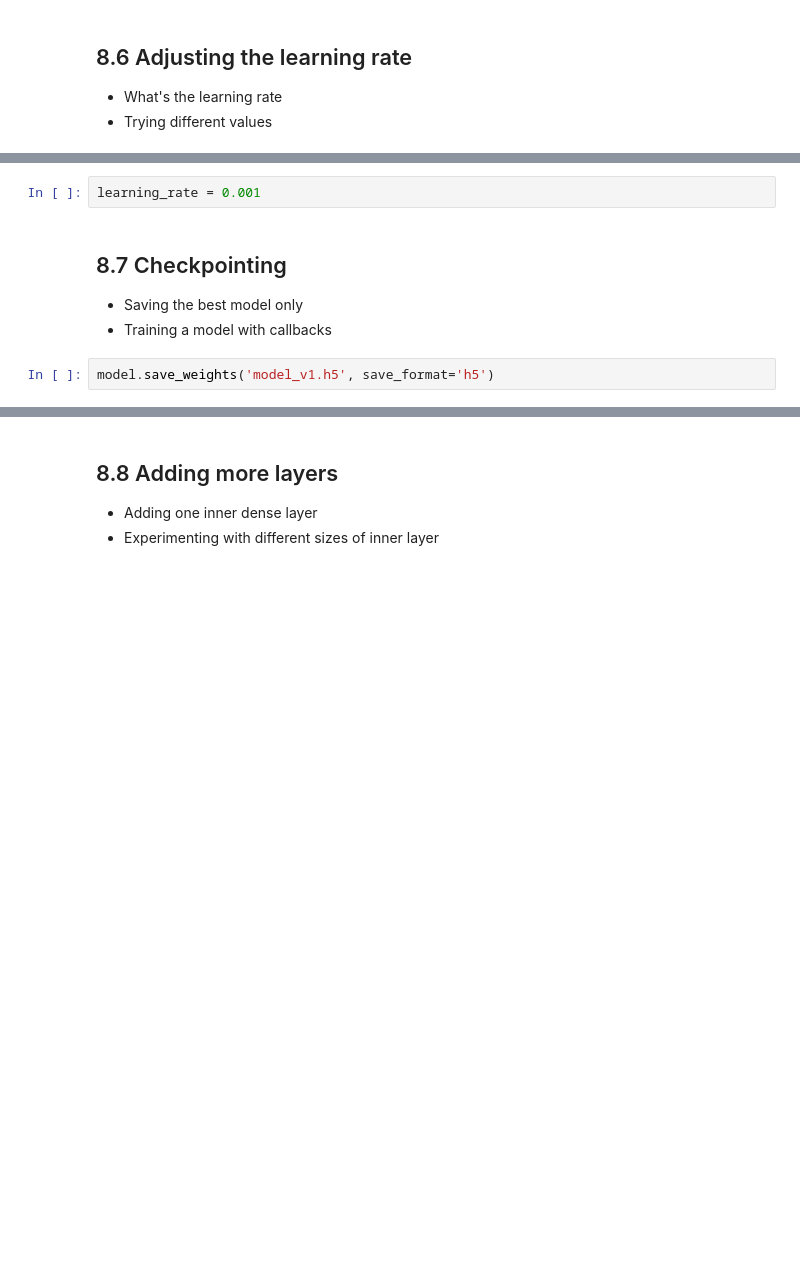
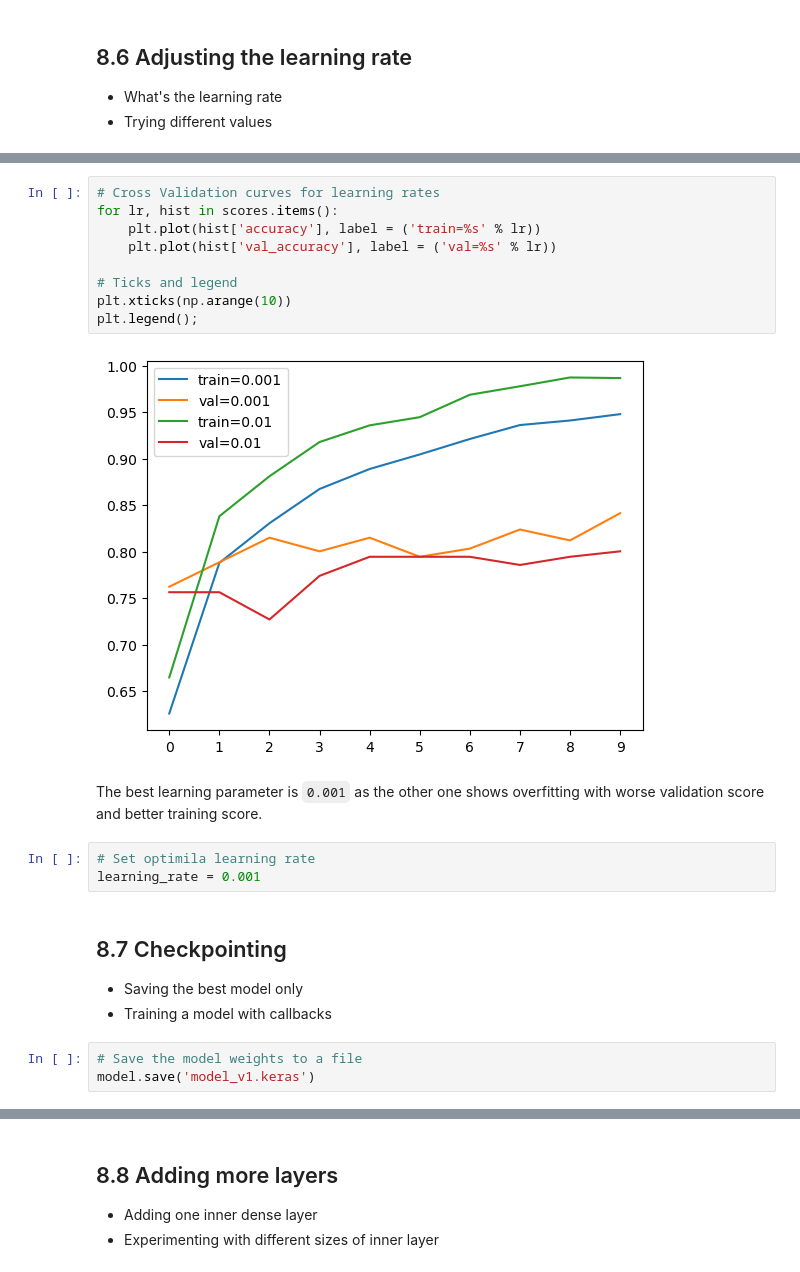
Before and after one commit to maxim-eyengue/Python-Codes, a Jupyter notebook: ML_Zoomcamp_2024/08_deep_learning/notebooks/deep_learning_models.ipynb, the cells around one changed output, grey strips where cells are left out. Drawn from its saved outputs; the diff is of its cells as text; blank space fills up the shorter version.

```diff
--- a/ML_Zoomcamp_2024/08_deep_learning/notebooks/deep_learning_models.ipynb
+++ b/ML_Zoomcamp_2024/08_deep_learning/notebooks/deep_learning_models.ipynb
@@ -380,4 +412,18 @@ plt.legend()
+# %%
+# Cross Validation curves for learning rates
+for lr, hist in scores.items():
+    plt.plot(hist['accuracy'], label = ('train=%s' % lr))
+    plt.plot(hist['val_accuracy'], label = ('val=%s' % lr))
+
+# Ticks and legend
+plt.xticks(np.arange(10))
+plt.legend();
+# %% [output]
+[figure, added]
+# %% [markdown]
+The best learning parameter is `0.001` as the other one shows overfitting with worse validation score and better training score.
 # %%
+# Set optimila learning rate
 learning_rate = 0.001
 # %% [markdown]
 ## 8.7 Checkpointing
@@ -385,5 +431,6 @@ learning_rate = 0.001
 * Saving the best model only
 * Training a model with callbacks
 # %%
-model.save_weights('model_v1.h5', save_format='h5')
+# Save the model weights to a file
+model.save('model_v1.keras')
 # %%
```
Also changed, not shown: parts of 15 cells of this notebook.
